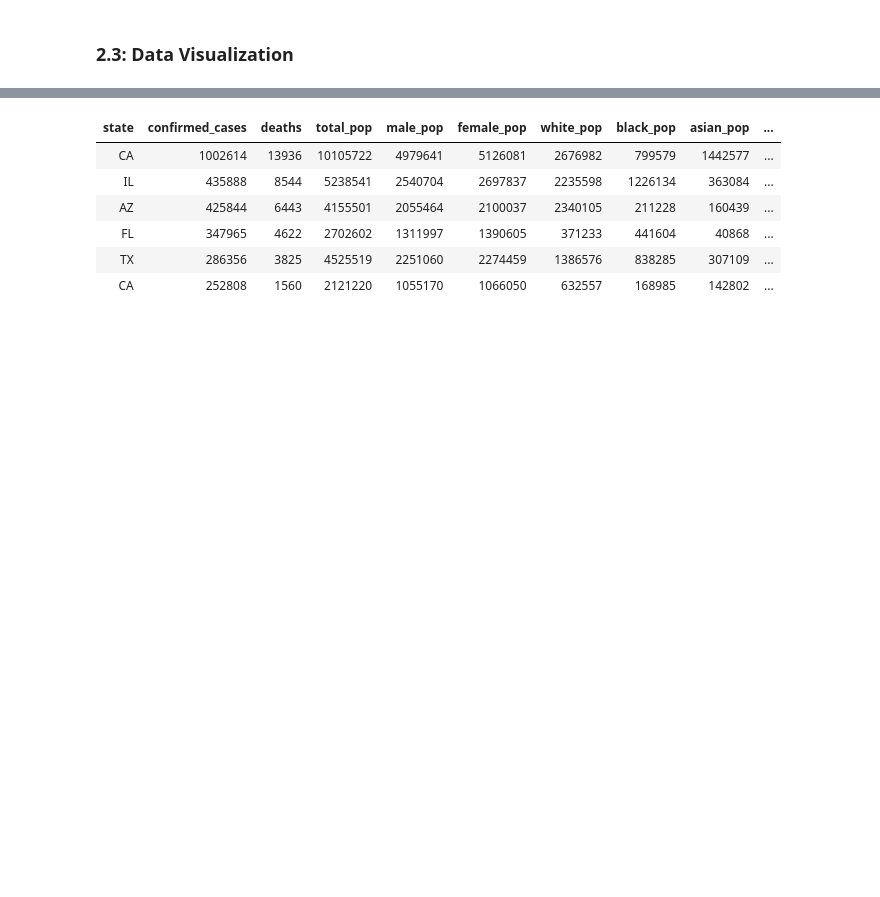
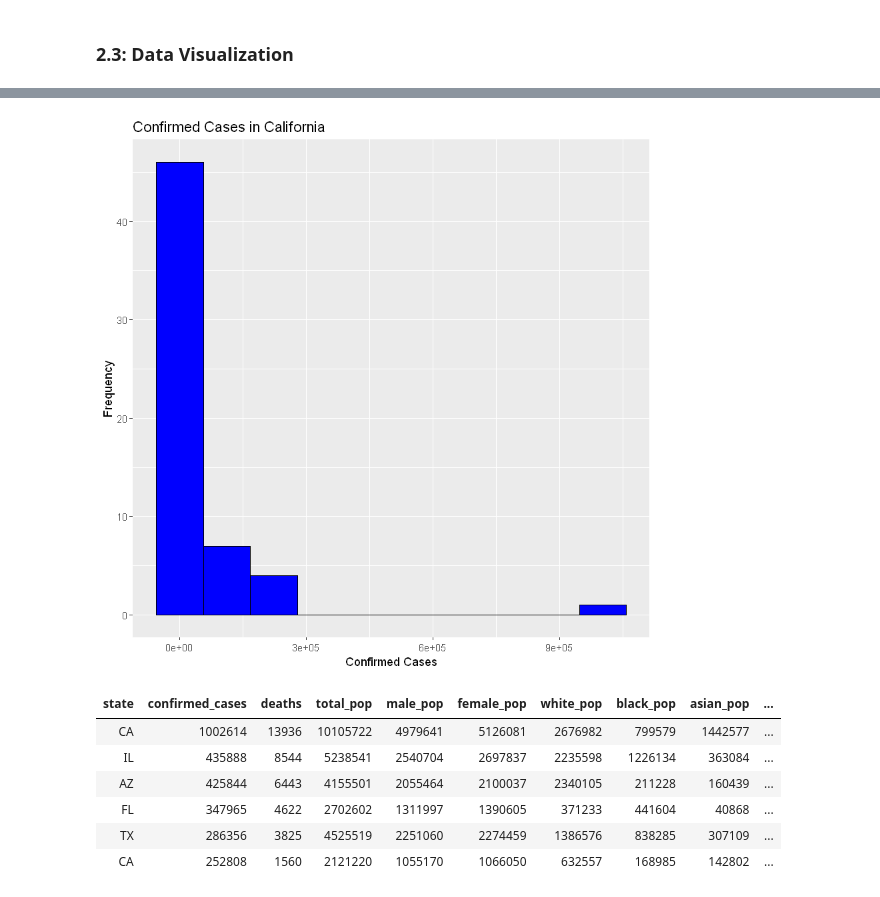
Before and after one commit to hlambson/CS7331, a Jupyter notebook: Project 1/Project 1.ipynb, the cells around one changed output, grey strips where cells are left out. Drawn from its saved outputs; the diff is of its cells as text; code cells hidden in the pictures; blank space fills up the shorter version.

```diff
--- a/Project 1/Project 1.ipynb
+++ b/Project 1/Project 1.ipynb
@@ -187,3 +232,9 @@ ggplot(cases_small, aes(x = confirmed_cases)) +
+# %%
+ggplot(cases_CA, aes(x = confirmed_cases)) +
+  geom_histogram(fill = "blue", color = "black", bins=10) +
+  labs(title = "Confirmed Cases in California", x = "Confirmed Cases", y = "Frequency")
+# %% [output]
+[figure, added]
 # %%
 # conda install -c conda-forge r-ggcorrplot to make this work
 
```
Also changed, not shown: parts of 5 cells of this notebook, 1 other file.
